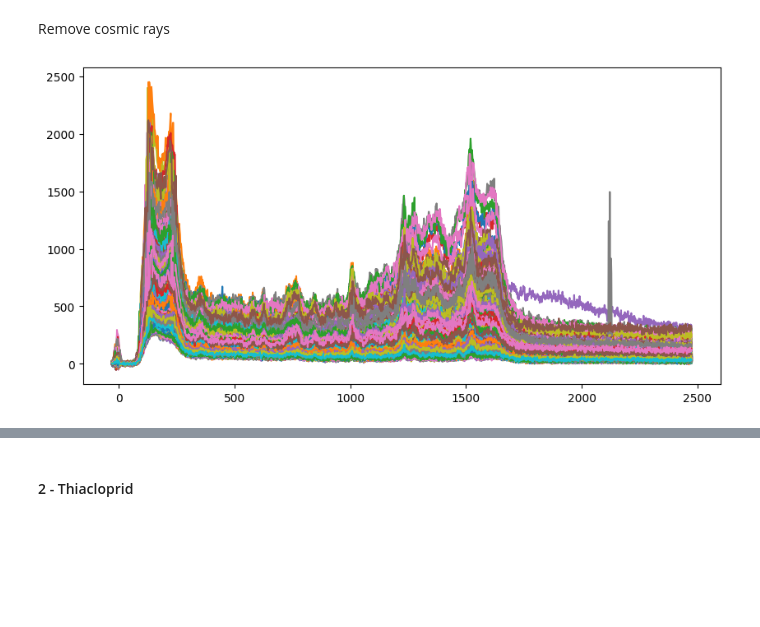
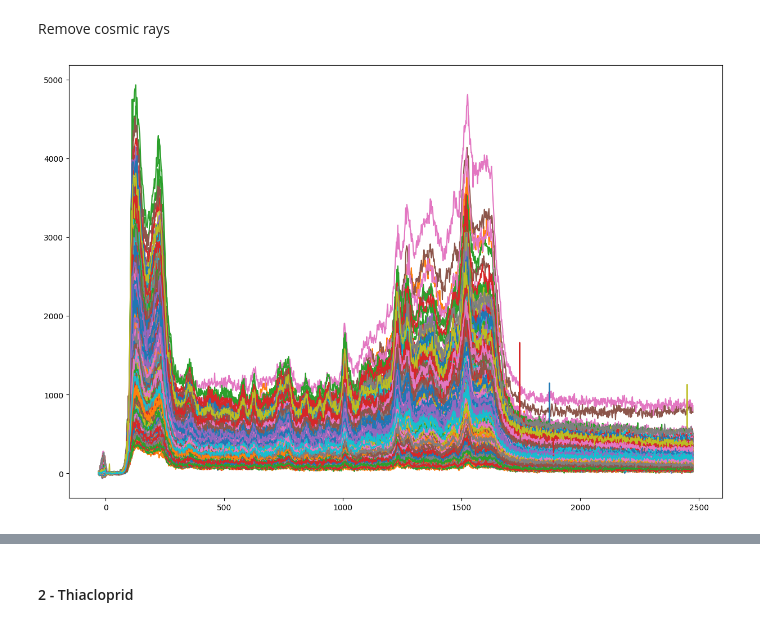
Before and after one commit to anva-kn/Raman, a Jupyter notebook: Calibration&Alignment.ipynb, the cells around one changed output, grey strips where cells are left out. Cells and saved outputs as stored; diff of their text form; code cells hidden in the pictures; blank space fills up the shorter version.

```diff
--- a/Calibration&Alignment.ipynb
+++ b/Calibration&Alignment.ipynb
@@ -71,6 +68,6 @@ f_sup_sers, car_batch3_3min_mapping = rd.read_data("data/20220422 SERS data gene
 # %% [markdown]
  Remove cosmic rays
 # %%
-# car_batch1_3min_mapping_no_cosmic = rpd.remove_cosmic_rays(car_batch1_3min_mapping, 10)
-car_batch2_3min_mapping_no_cosmic = rpd.remove_cosmic_rays_improved(car_batch2_3min_mapping, 10)
+car_batch1_3min_mapping_no_cosmic = rpd.remove_cosmic_rays_old(car_batch1_3min_mapping, 10)
+# car_batch2_3min_mapping_no_cosmic = rpd.remove_cosmic_rays_improved(car_batch2_3min_mapping, 10)
 # car_batch3_3min_mapping_no_cosmic = rpd.remove_cosmic_rays(car_batch3_3min_mapping, 10)
@@ -86,16 +81,12 @@ car_batch2_3min_mapping_no_cosmic_old = rpd.remove_cosmic_rays(car_batch2_3min_m
 np.save("car_batch1_3min_no_cosmic.npy", car_batch1_3min_mapping_no_cosmic)
 np.save("car_batch3_3min_no_cosmic.npy", car_batch3_3min_mapping_no_cosmic)
 # %%
-# plot all the data from car_batch2_3min_mapping_no_cosmic with a loop
-# use rows as individual plots
-
-plt.figure(figsize=(10, 5))
-for i in range(len(car_batch2_3min_mapping_no_cosmic)):
-    plt.plot(f_sup_sers, car_batch2_3min_mapping_no_cosmic[i])
-
+plt.figure(figsize=(15, 10))
+for spectrum in car_batch1_3min_mapping_no_cosmic:
+    plt.plot(f_sup_sers, spectrum)
 plt.show()
 # %% [output]
-[figure, old version]
+[figure, new version]
 # %%
 # Take car_batch1_3min_mapping_no_cosmic as dataset and find 90th and 10th percentile
 # Then use the 90th percentile as the upper limit and 10th percentile as the lower limit
```
Also changed, not shown: parts of 20 cells of this notebook, 2 other files.
